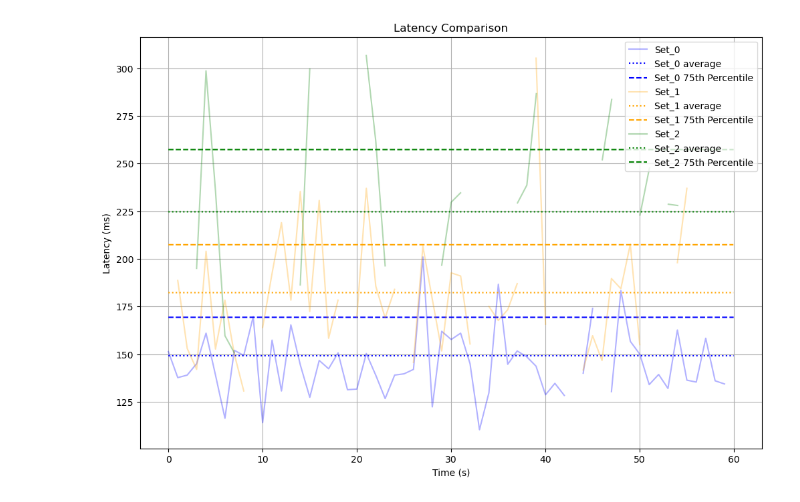
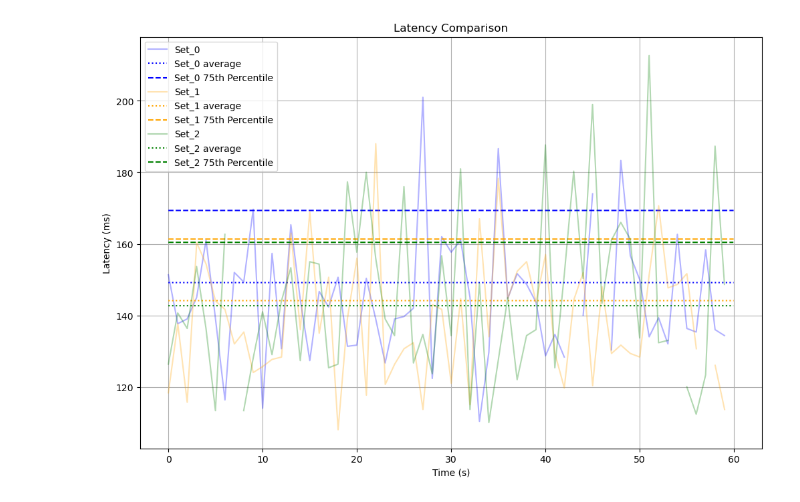
Before and after one commit to LasseWinkel/moq-dash-data, a Jupyter notebook: moq_analysis/compare_gop_thresholds.ipynb, the cells around one changed output. Saved outputs shown, nothing was run; the diff lists cells and outputs as text; code cells hidden in the pictures.

```diff
--- a/moq_analysis/compare_gop_thresholds.ipynb
+++ b/moq_analysis/compare_gop_thresholds.ipynb
@@ -113,12 +224,12 @@ avg_fps: 25.54 vs 24.16 vs 27.34
 # %%
 # Extract the continuous data
 timestamps_0 = df_data_0['_1_rawVideoTimestamp']
-timestamps_1 = df_data_1['_1_rawVideoTimestamp']
-timestamps_2 = df_data_2['_1_rawVideoTimestamp']
+timestamps_1 = df_data_3['_1_rawVideoTimestamp']
+timestamps_2 = df_data_6['_1_rawVideoTimestamp']
 
 total_time_0 = df_data_0['_8_totalTime']
-total_time_1 = df_data_1['_8_totalTime']
-total_time_2 = df_data_2['_8_totalTime']
+total_time_1 = df_data_3['_8_totalTime']
+total_time_2 = df_data_6['_8_totalTime']
 
 # Function to sample and smooth the data
 def sample_and_smooth(data, timestamp_col, value_col, sample_rate=1, window_size=30):
@@ -130,37 +241,37 @@ def sample_and_smooth(data, timestamp_col, value_col, sample_rate=1, window_size
 
     return sampled_data[timestamp_col], smoothed_values
 
 # Sampling rate and window size for smoothing
 sample_rate = 30  # Take every 30th frame
 window_size = 1  # Rolling window size for smoothing
 
 # Plotting
 plt.figure(figsize=(12, 8))
 
 # Sample and smooth data for each scenario
 timestamps_0, smoothed_0 = sample_and_smooth(df_data_0, '_1_rawVideoTimestamp', '_8_totalTime', sample_rate, window_size)
-timestamps_1, smoothed_1 = sample_and_smooth(df_data_1, '_1_rawVideoTimestamp', '_8_totalTime', sample_rate, window_size)
-timestamps_2, smoothed_2 = sample_and_smooth(df_data_2, '_1_rawVideoTimestamp', '_8_totalTime', sample_rate, window_size)
+timestamps_1, smoothed_1 = sample_and_smooth(df_data_3, '_1_rawVideoTimestamp', '_8_totalTime', sample_rate, window_size)
+timestamps_2, smoothed_2 = sample_and_smooth(df_data_6, '_1_rawVideoTimestamp', '_8_totalTime', sample_rate, window_size)
 
 # Plotting the smoothed data
 plt.plot(timestamps_0, smoothed_0, label='Set_0', color='blue', alpha=0.3)
 plt.plot(df_data_0['_1_rawVideoTimestamp'], [df_data_0['avg_total_time'].iloc[0]] * len(df_data_0), label='Set_0 average', color='blue', linestyle='dotted')
 plt.plot(df_data_0['_1_rawVideoTimestamp'], [df_data_0['avg_75th_percentile_total_time'].iloc[0]] * len(df_data_0), label='Set_0 75th Percentile', color='blue', linestyle='dashed')
 
 plt.plot(timestamps_1, smoothed_1, label='Set_1', color='orange', alpha=0.3)
-plt.plot(df_data_1['_1_rawVideoTimestamp'], [df_data_1['avg_total_time'].iloc[0]] * len(df_data_1), label='Set_1 average', color='orange', linestyle='dotted')
-plt.plot(df_data_1['_1_rawVideoTimestamp'], [df_data_1['avg_75th_percentile_total_time'].iloc[0]] * len(df_data_1), label='Set_1 75th Percentile', color='orange', linestyle='dashed')
+plt.plot(df_data_3['_1_rawVideoTimestamp'], [df_data_3['avg_total_time'].iloc[0]] * len(df_data_3), label='Set_1 average', color='orange', linestyle='dotted')
+plt.plot(df_data_3['_1_rawVideoTimestamp'], [df_data_3['avg_75th_percentile_total_time'].iloc[0]] * len(df_data_3), label='Set_1 75th Percentile', color='orange', linestyle='dashed')
 
 plt.plot(timestamps_2, smoothed_2, label='Set_2', color='green', alpha=0.3)
-plt.plot(df_data_2['_1_rawVideoTimestamp'], [df_data_2['avg_total_time'].iloc[0]] * len(df_data_2), label='Set_2 average', color='green', linestyle='dotted')
-plt.plot(df_data_2['_1_rawVideoTimestamp'], [df_data_2['avg_75th_percentile_total_time'].iloc[0]] * len(df_data_2), label='Set_2 75th Percentile', color='green', linestyle='dashed')
+plt.plot(df_data_6['_1_rawVideoTimestamp'], [df_data_6['avg_total_time'].iloc[0]] * len(df_data_6), label='Set_2 average', color='green', linestyle='dotted')
+plt.plot(df_data_6['_1_rawVideoTimestamp'], [df_data_6['avg_75th_percentile_total_time'].iloc[0]] * len(df_data_6), label='Set_2 75th Percentile', color='green', linestyle='dashed')
 
 # Adding labels, grid, and legend
 plt.xlabel('Time (s)')
 plt.ylabel('Latency (ms)')
 plt.grid(True)
 plt.legend()
 plt.title('Latency Comparison')
 plt.show()
 # %% [output]
-[figure, old version]
+[figure, new version]
```
Also changed, not shown: parts of 4 cells of this notebook, 12 other files.
